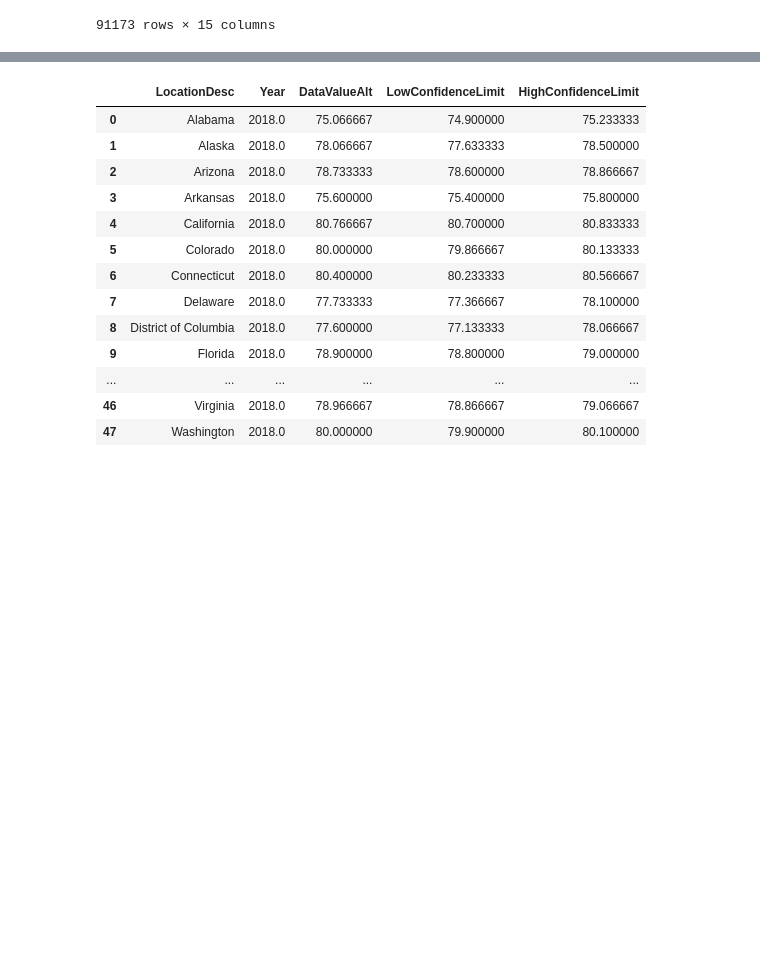
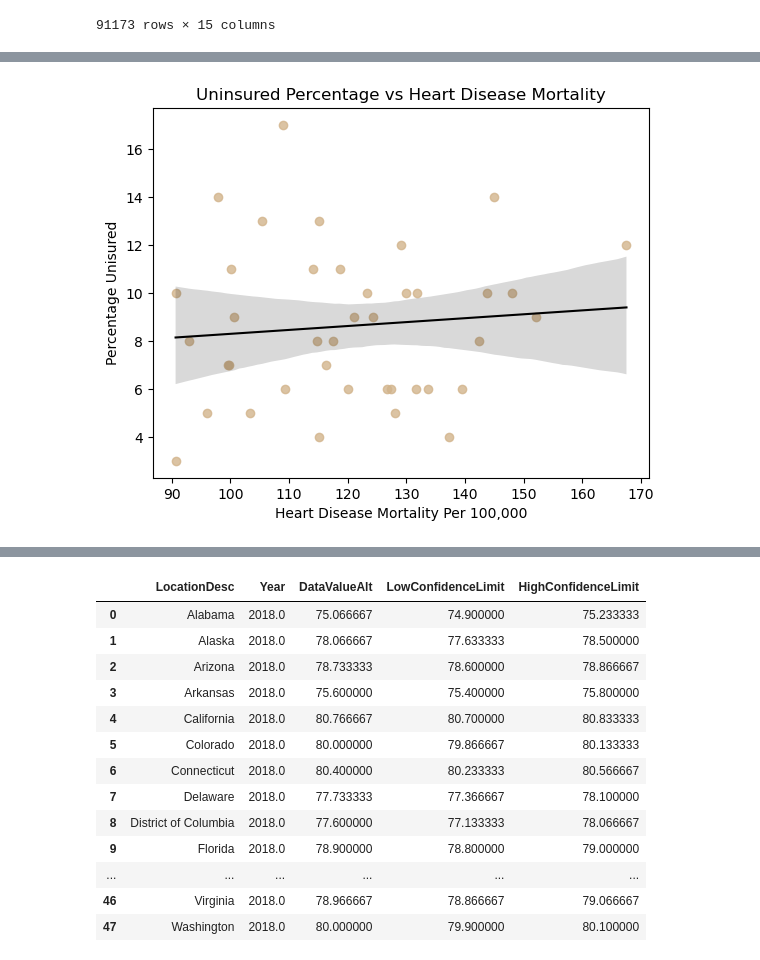
Before and after one commit to HaylieCannon/nss-capstone, a Jupyter notebook: notebook/health_trends.ipynb, the cells around one changed output, grey strips where cells are left out. Saved outputs shown, nothing was run; the diff lists cells and outputs as text; code cells hidden in the pictures; blank space fills up the shorter version.

```diff
--- a/notebook/health_trends.ipynb
+++ b/notebook/health_trends.ipynb
@@ -264,3 +349,12 @@ chronic_disease_2018
+# %%
+sns.regplot(x=wealth_and_Heart_issues["DataValueAlt"], y=wealth_and_Heart_issues["PCNT_UNINSUR"], color="tan", line_kws={"color": "black", "linewidth": 1.5})
+plt.title("Uninsured Percentage vs Heart Disease Mortality")
+plt.xlabel('Heart Disease Mortality Per 100,000')
+plt.ylabel('Percentage Unisured')
+plt.savefig('UNINSUR_vs_heart_disease')
+plt.show()
+# %% [output]
+[figure, added]
 # %%
 #chronic_disease_2018.to_csv('chronic_disease_2018.csv')
 # %%
```
Also changed, not shown: parts of 5 cells of this notebook.
